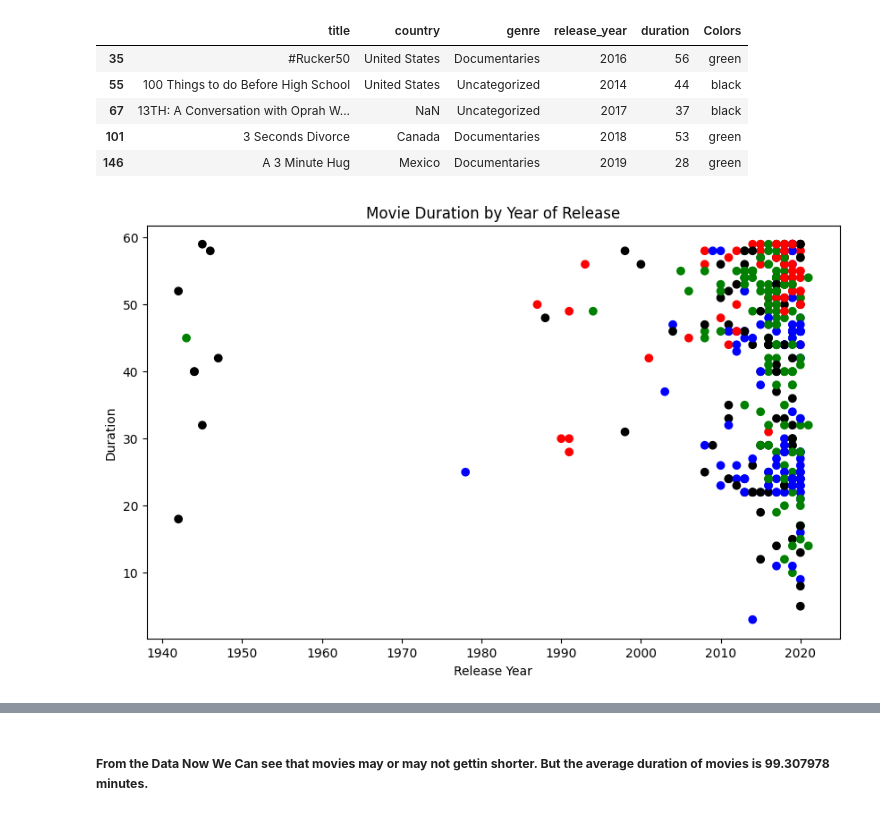
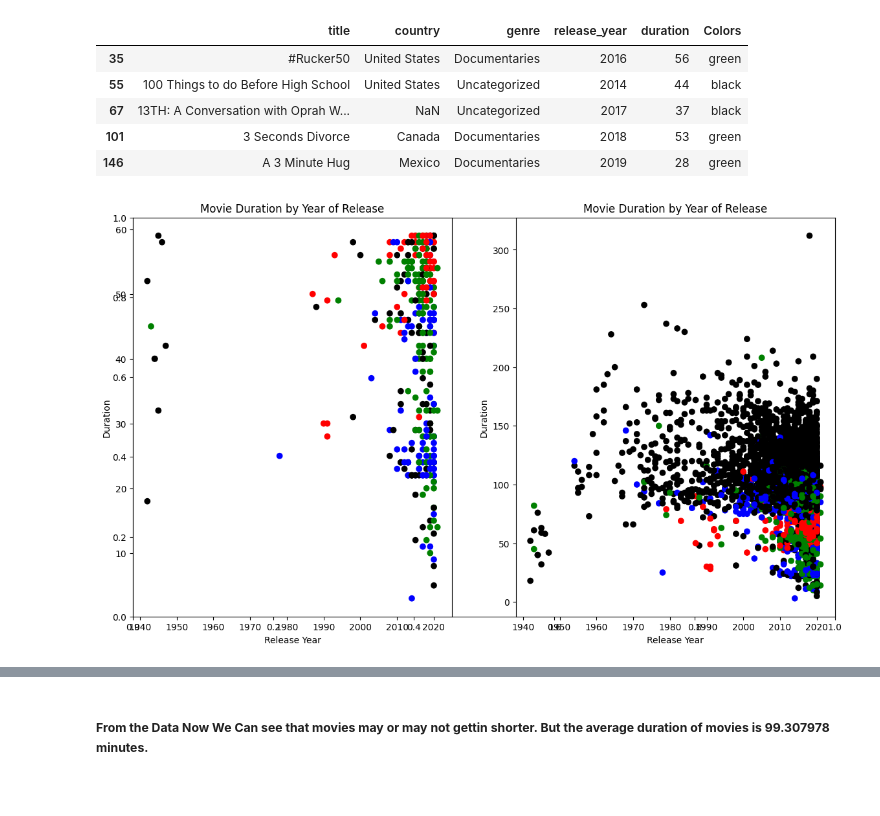
Before and after one commit to ShadowConYT/Netflix_Movie_Investigation, a Jupyter notebook: main.ipynb, the cells around one changed output, grey strips where cells are left out. Drawn from its saved outputs; the diff is of its cells as text; code cells hidden in the pictures.

Commit message:
Add questions and update plot in README.md

```diff
--- a/main.ipynb
+++ b/main.ipynb
@@ -132,12 +132,21 @@ short_movies.head()
 # %%
 # Visualize the data for short movies
 
-fig = plt.figure(figsize=(10, 6))
+plt.subplots(figsize=(14, 8))
 
+plt.subplot(1, 2, 1)
 plt.scatter(short_movies['release_year'], short_movies['duration'], c=short_movies['Colors'])
 plt.xlabel('Release Year')
 plt.ylabel('Duration')
 plt.title('Movie Duration by Year of Release')
+
+
+# Visualize the data for all movies
+plt.subplot(1, 2, 2)
+plt.scatter(netflix_movies['release_year'], netflix_movies['duration'], c=netflix_movies['Colors'])
+plt.xlabel('Release Year')
+plt.ylabel('Duration')
+plt.title('Movie Duration by Year of Release')
 plt.show()
 # %% [output]
-[figure, old version]
+[figure, new version]
```
Also changed, not shown: parts of 1 cell of this notebook, 1 other file.
